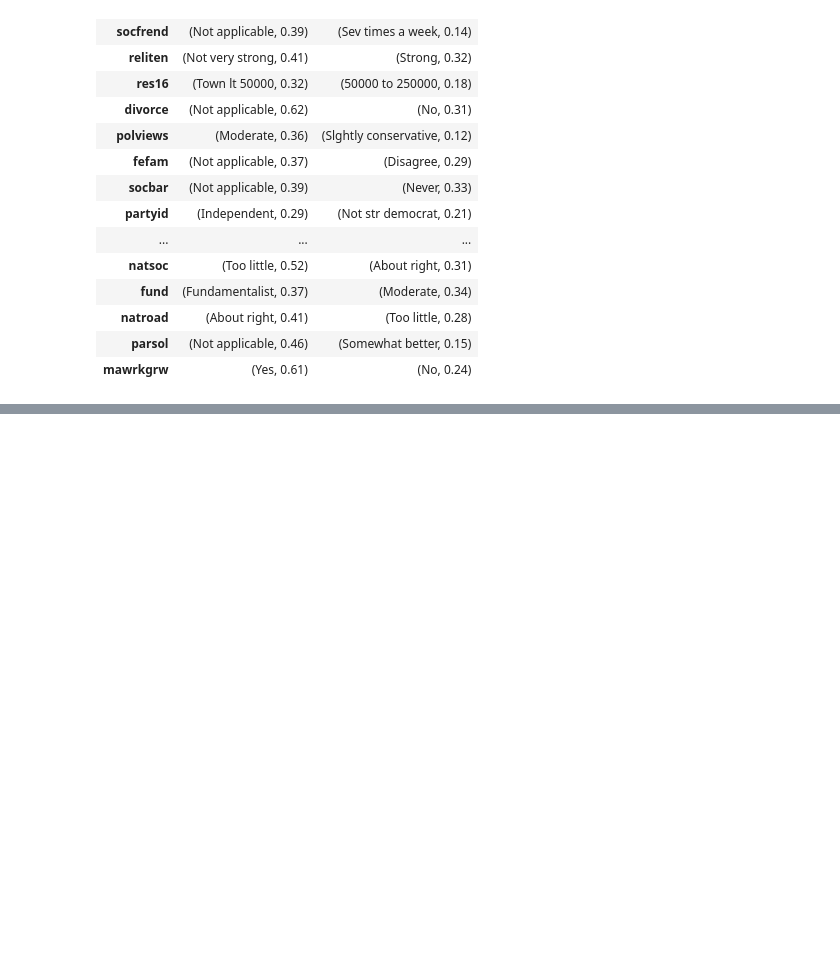
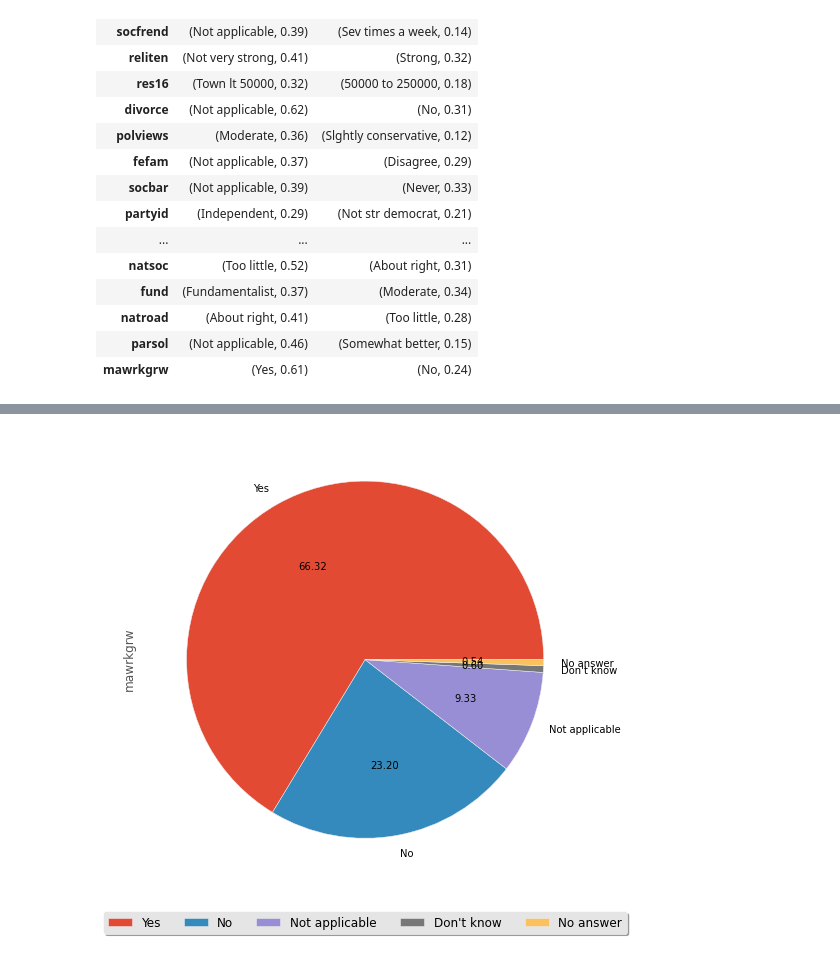
Before and after one commit to banjopickin/women_workforce, a Jupyter notebook: FC_analysis.ipynb, the cells around one changed output, grey strips where cells are left out. Drawn from its saved outputs; the diff is of its cells as text; code cells hidden in the pictures; blank space fills up the shorter version.

```diff
--- a/FC_analysis.ipynb
+++ b/FC_analysis.ipynb
@@ -167,0 +325,4 @@ df.agekdbrn.median()
+# %%
+simple_pie(df.mawrkgrw)
+# %% [output]
+[figure, added]
```
Also changed, not shown: parts of 28 cells of this notebook, 1 other file.
